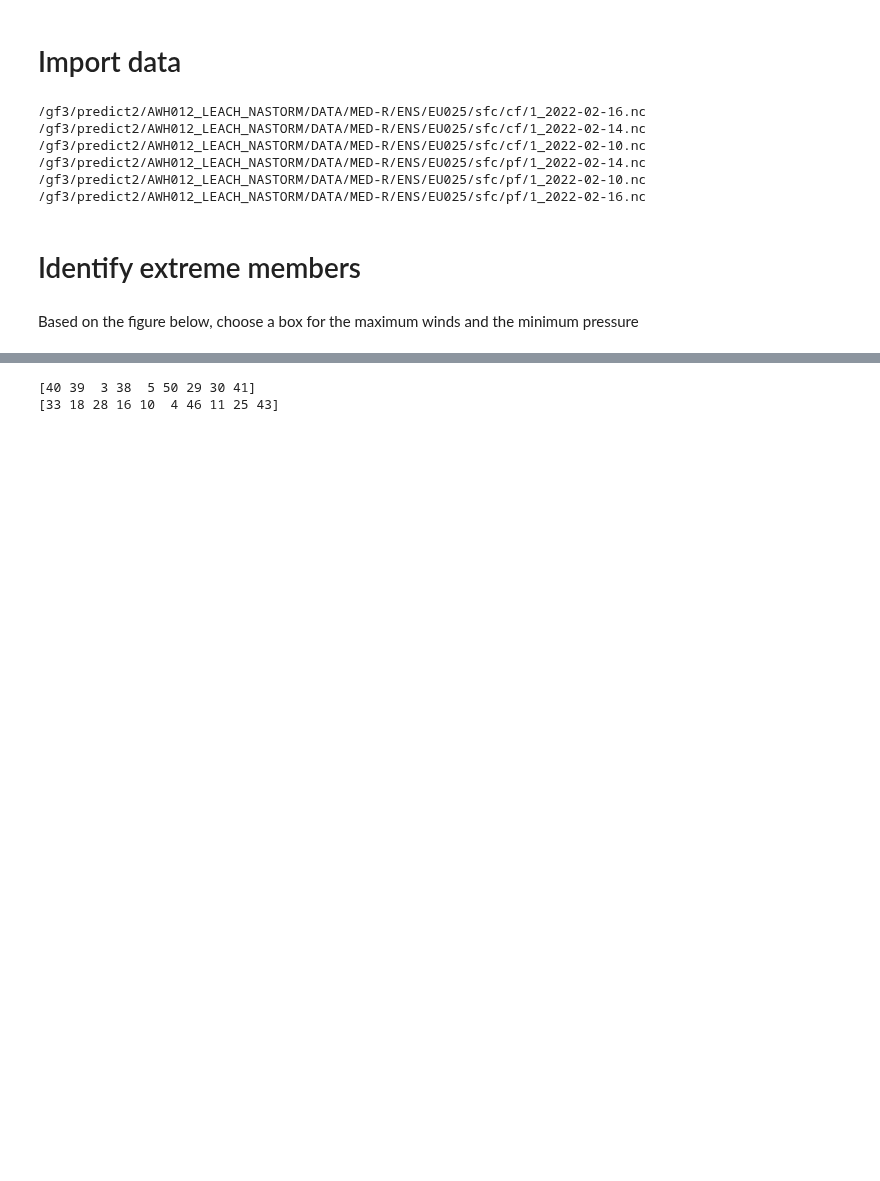
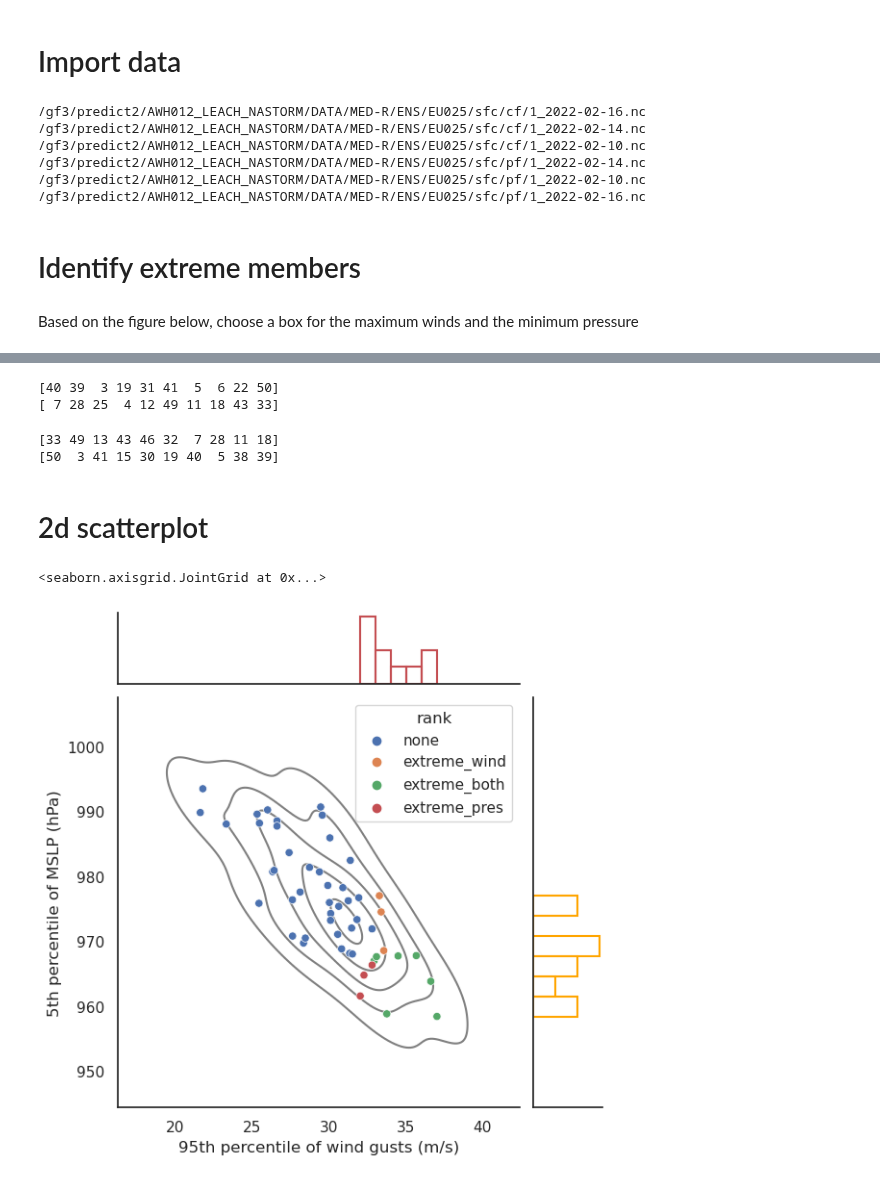
Before and after one commit to shirin-ermis/Storm_Eunice, a Jupyter notebook: notebooks/04_composite_analysis.ipynb, the cells around one changed output, grey strips where cells are left out. Cells and saved outputs as stored; diff of their text form; code cells hidden in the pictures; blank space fills up the shorter version.

```diff
--- a/notebooks/04_composite_analysis.ipynb
+++ b/notebooks/04_composite_analysis.ipynb
@@ -144,8 +145,52 @@ eps_boxpres = eps_feb18.sel(latitude=slice(msl_box[3],msl_box[2]),longitude=slic
 fg10_95 = eps_boxwinds.quantile(0.95, dim = ['latitude', 'longitude'])
 msl_05 = eps_boxpres.quantile(0.05, dim = ['latitude', 'longitude'])
 # %%
-print(fg10_95.sortby(fg10_95).number.values[:9])
+print(fg10_95.sortby(fg10_95).number.values[:10])
 print(fg10_95.sortby(fg10_95).number.values[-10:])
 # %% [output]
-[40 39  3 38  5 50 29 30 41]
-[33 18 28 16 10  4 46 11 25 43]
+[40 39  3 19 31 41  5  6 22 50]
+[ 7 28 25  4 12 49 11 18 43 33]
+# %%
+print(msl_05.sortby(msl_05).number.values[:10])
+print(msl_05.sortby(msl_05).number.values[-10:])
+# %% [output]
+[33 49 13 43 46 32  7 28 11 18]
+[50  3 41 15 30 19 40  5 38 39]
+# %% [markdown]
+# 2d scatterplot
+# %%
+rank = []
+for number in range(0,51):
+    if (number in msl_05.sortby(msl_05).number.values[:10]) & (number not in fg10_95.sortby(fg10_95).number.values[-10:]):
+        rank.append('extreme_pres')
+    elif (number in fg10_95.sortby(fg10_95).number.values[-10:]) & (number not in msl_05.sortby(msl_05).number.values[:10]):
+        rank.append('extreme_wind')
+    elif (number in fg10_95.sortby(fg10_95).number.values[-10:]) & (number in msl_05.sortby(msl_05).number.values[:10]):
+        rank.append('extreme_both')
+    else:
+        rank.append('none')
+# %%
+extreme_members = pd.DataFrame(data = {'number':list(range(0,51)),
+                                       'fg10_95':fg10_95.values,
+                                       'msl_05':msl_05.values/100,
+                                       'rank': rank})
+# %%
+g = sns.JointGrid(data=extreme_members, x="fg10_95", y="msl_05")
+
+sns.scatterplot(data = extreme_members,  x = 'fg10_95', y = 'msl_05',
+                color = 'black', marker = 'o', hue = 'rank', ax = g.ax_joint)
+
+sns.histplot(data = extreme_members[(extreme_members['rank'].isin(['extreme_pres','extreme_both']))].fg10_95,
+            ax = g.ax_marg_x, color = 'r', fill = False)
+
+sns.histplot(data = extreme_members[(extreme_members['rank'].isin(['extreme_wind','extreme_both']))],
+             y = 'msl_05',
+             ax = g.ax_marg_y, color = 'orange', fill = False)
+
+g.plot_joint(sns.kdeplot, color="grey", zorder=0, levels=[0.05, 0.25, 0.5, 0.75, 0.95])
+
+sns.despine()
+g.set_axis_labels('95th percentile of wind gusts (m/s)','5th percentile of MSLP (hPa)')
+# %% [output]
+<seaborn.axisgrid.JointGrid at 0x...>
+[figure, added]
```
Also changed, not shown: parts of 3 cells of this notebook, 2 other files.
